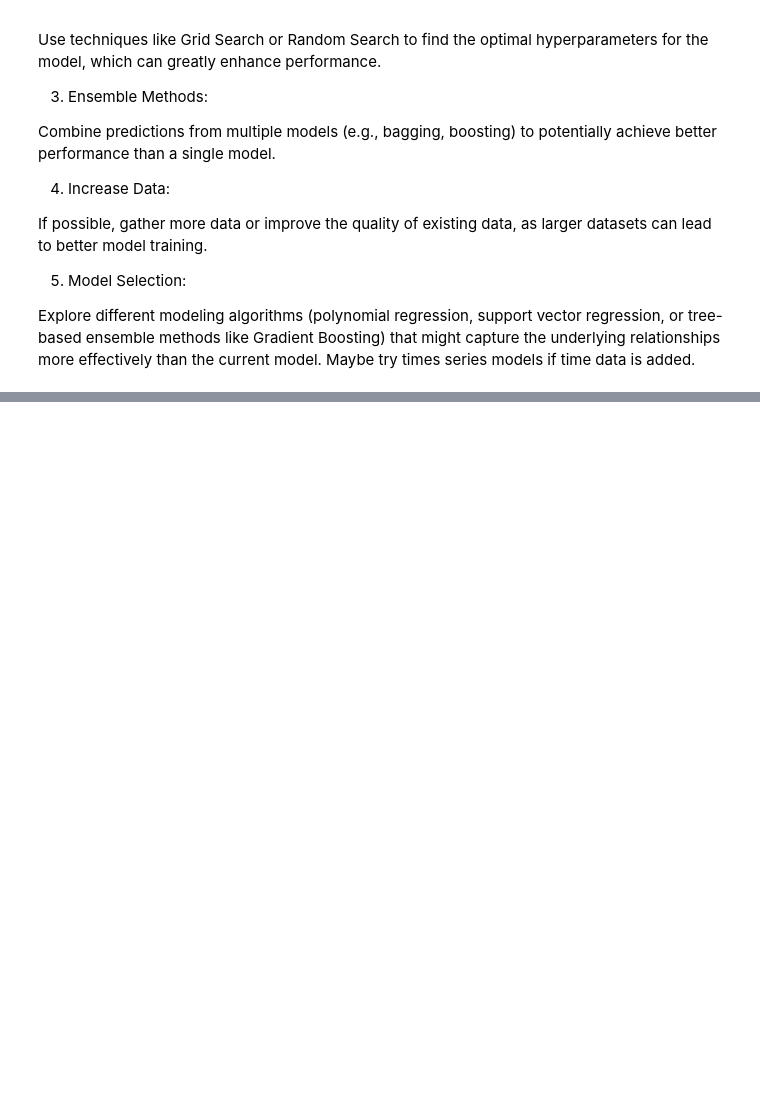
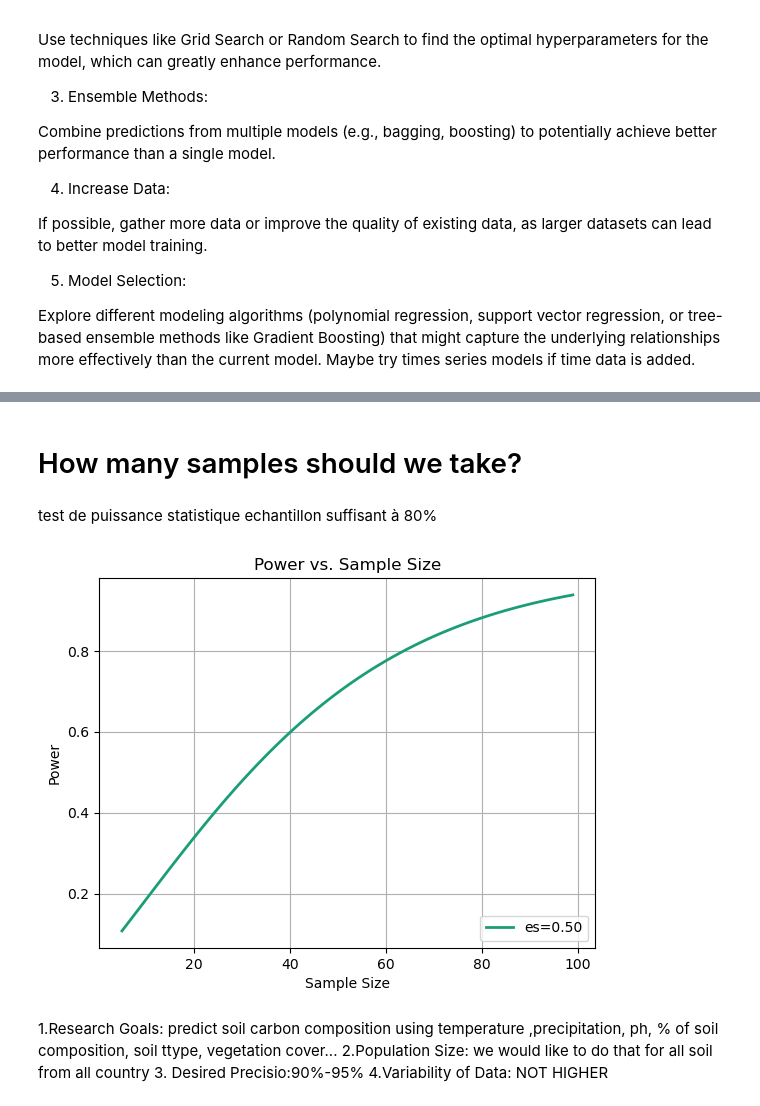
Before and after one commit to adjamagatte/Environmental-Data-Scientist, a Jupyter notebook: revisited_soil_carbon_prediction.ipynb, the cells around one changed output, grey strips where cells are left out. Drawn from its saved outputs; the diff is of its cells as text; code cells hidden in the pictures; blank space fills up the shorter version.

```diff
--- a/revisited_soil_carbon_prediction.ipynb
+++ b/revisited_soil_carbon_prediction.ipynb
@@ -689,3 +698,40 @@ Conclusion
 In summary, by rigorously assessing the model's quality through appropriate metrics and diagnostics, you can determine its current predictive capability. Should the model reveal room for improvement, various strategies—including feature engineering, hyperparameter tuning, and exploring alternative modeling techniques—can enhance its performance, ultimately leading to better prediction capabilities.
 
 Additionally, I would have appreciated more time to thoroughly analyze the data. With more time, I could delve deeper into the datasets, uncovering insights and patterns that may not have been immediately apparent. This additional analysis would allow for a more comprehensive understanding of the data, potentially leading to more informed decisions and improved model performance.
+# %% [markdown]
+# How many samples should we take?
+# %% [markdown]
+test de puissance statistique
+echantillon suffisant à 80%
+# %%
+import numpy as np
+import matplotlib.pyplot as plt
+from statsmodels.stats.power import TTestIndPower
+
+# Create a TTestIndPower object
+power_analysis = TTestIndPower()
+
+# Define parameters for the plot
+effect_size = [0.5]  # Wrap the effect size in a list
+alpha = 0.05         # Significance level
+
+# Define a range of sample sizes
+sample_sizes = np.array(range(5, 100))
+
+# Generate the power curve
+power_analysis.plot_power(dep_var='nobs', nobs=sample_sizes, effect_size=effect_size, alpha=alpha)
+
+# Display the plot
+plt.title('Power vs. Sample Size')
+plt.xlabel('Sample Size')
+plt.ylabel('Power')
+plt.grid(True)
+plt.show()
+# %% [output]
+[figure, added]
+# %% [markdown]
+1.Research Goals: predict soil carbon composition using temperature ,precipitation, ph, % of soil composition,
+soil ttype, vegetation cover...
+2.Population Size: we would like to do that for all soil from all country
+3. Desired Precisio:90%-95%
+4.Variability of Data: NOT HIGHER
```
Also changed, not shown: parts of 2 cells of this notebook.
